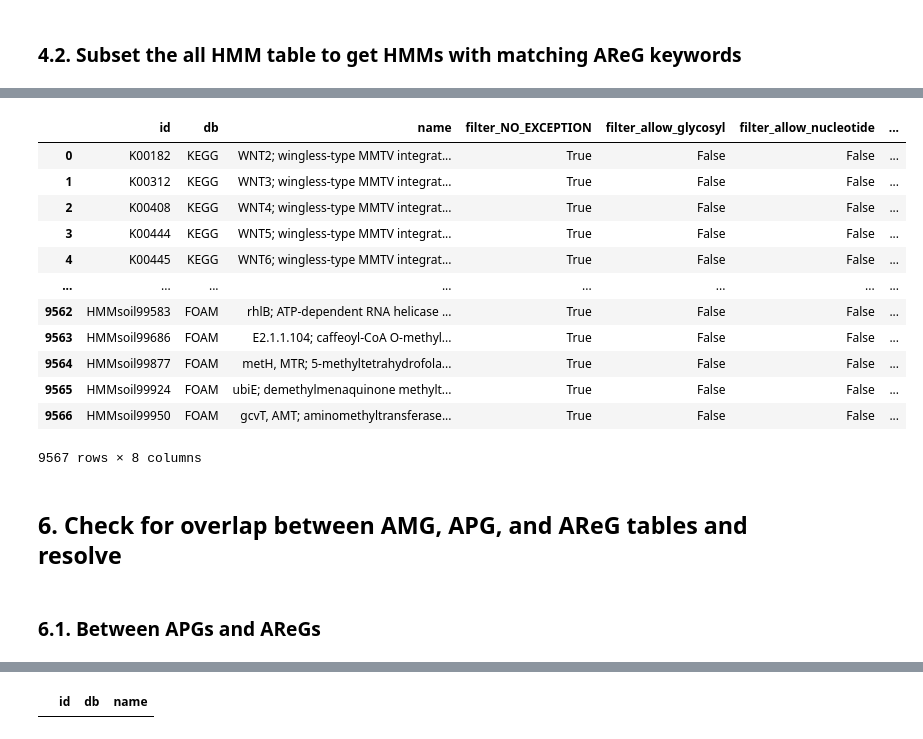
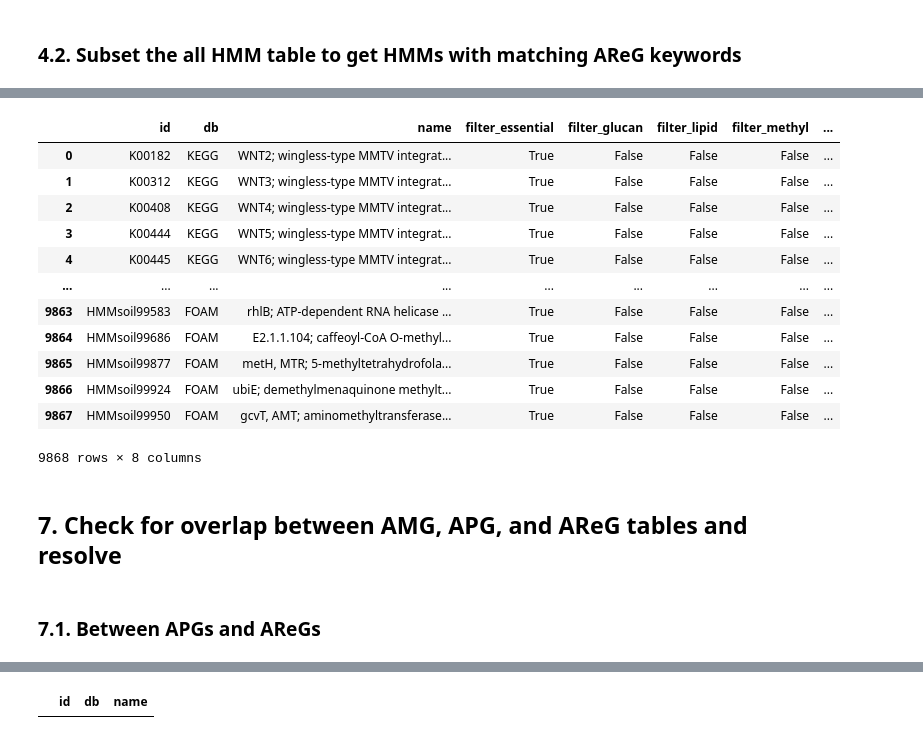
Before and after one commit to AnantharamanLab/CheckAMG, a Jupyter notebook: notebooks/make_checkamg_required_tables.ipynb, the cells around one changed output, grey strips where cells are left out. Saved outputs shown, nothing was run; the diff lists cells and outputs as text; code cells hidden in the pictures.

```diff
--- a/notebooks/make_checkamg_required_tables.ipynb
+++ b/notebooks/make_checkamg_required_tables.ipynb
@@ -2591,2 +4859,0 @@ foam_glycan_cross_df
-# %%
-pd.set_option('display.max_rows', 10)
@@ -2931,10 +5010,10 @@ apg_filters.to_csv("../CheckAMG/files/APG_filters.tsv", sep="\t", index=False)
 Still retain annotations if the keywords 'regulation', 'regualtory', or 'regulator' are also present.
 # %%
 FILTER_KEYWORDS_DICT_REG = {
-    "NO_EXCEPTION": {
+    "essential": {
         "substring" : [
             # Structural/surface/cell entry proteins
-            "baseplate", "capsid", "portal", "receptor", "sheath", "virion structure", "virion structural",
+            "baseplate", "capsid", "portal", "receptor", "sheath", "virion", "virion structure", "virion structural",
             "head decoration", "head morphogenesis", "head protein", "head vertex", "phage head",
             "tail assembly", "tail fiber", "tail fibre", "tail length", "tail peptide", "tail protein", "tail spike", "tail terminator", "phage tail",
             "immunoglobulin", "terminase",
@@ -2947,24 +5026,31 @@ FILTER_KEYWORDS_DICT_REG = {
             "transposase", "transposition", "transposon",
             "DNA ligase",  "RNA ligase", "DNA polymerase", "RNA polymerase",
             "primase", "topoisomerase", "gyrase",
+            "single strand DNA binding", "single-strand DNA binding", "single strand DNA-binding", "single-strand DNA-binding",
+            "single stranded DNA binding", "single-stranded DNA binding", "single stranded DNA-binding", "single-stranded DNA-binding",
             # Often related to DNA modification rather than gene regulation
             "adenosyltransferase", "radical SAM",
             "methyltransferase", "methylation", "EC: 2.1.", "EC 2.1.",
             "methionine sulfoxide reductase", "methionine-sulfoxide reductase",
             "S-adenosylmethionine", "S-adenosyl methionine", "adenosylmethionine",
-            # Involved in adaptive immunity, not in direct gene regulation
+            # Not essential, but involved in adaptive immunity, not in direct gene regulation
             "CRISPR", "spacer",
-            # General, not specific to regulation
+            # General, not essential but not specific to regulation
             "adaptation",
         ],
-        "case_sensitive" : [],
+        "case_sensitive" : [
+            # DNA/RNA replication
+            "ssb",
+        ],
         "whole_word" : [
             # Commonly associated with restriction-modification systems, not gene regulation
             "methylase", # Don't want to exclude "demethylase"
             ],
-        "case_sensitive_whole_word" : [],
+        "case_sensitive_whole_word" : [
+            #
+        ],
     },
-    "allow_nucleotide": { # This won't be used as an actual filter, it will just be a way to mark annotations that we want to rescue
+    "nucleotide": { # This won't be used as an actual filter, it will just be a way to mark annotations that we want to rescue
         "substring" : [
             "regulatory", "regulation", "regulator"
         ],
@@ -2972,19 +5058,19 @@ FILTER_KEYWORDS_DICT_REG = {
         "whole_word" : [],
         "case_sensitive_whole_word" : [],
     },
-    "allow_glycosyl": {
+    "glucan": {
         "substring" : [],
         "case_sensitive" : [],
         "whole_word" : [],
         "case_sensitive_whole_word" : [],
     },
-    "allow_methyl": {
+    "methyl": {
         "substring" : [],
         "case_sensitive" : [],
         "whole_word" : [],
         "case_sensitive_whole_word" : [],
     },
-    "allow_lipid": {
+    "lipid": {
         "substring" : [],
         "case_sensitive" : [],
         "whole_word" : [],
@@ -3011,8 +5097,8 @@ flagged_hmms_reg
 # %%
 # Rescue flagged annotations that also contain "regulation" using the `allow_nucleotide` category
-mask = flagged_hmms_reg["filter_allow_nucleotide"].fillna(False).astype(bool)
-flagged_hmms_reg.loc[mask, "filter_NO_EXCEPTION"] = False
-flagged_hmms_reg.loc[mask, "filter_allow_nucleotide"] = False
+mask = flagged_hmms_reg["filter_nucleotide"].fillna(False).astype(bool)
+flagged_hmms_reg.loc[mask, "filter_essential"] = False
+flagged_hmms_reg.loc[mask, "filter_nucleotide"] = False
 flagged_hmms_reg
 # %% [output]
 |  | id | db | name | keyword_matches | n_total_matches | matched_exceptions | matched_modes | ... |
@@ -3031,41 +5117,41 @@ flagged_hmms_reg
 # %%
 areg_filters = flagged_hmms_reg[
     [
         "id", "db", "name",
-        "filter_NO_EXCEPTION",
-        "filter_allow_glycosyl",
-        "filter_allow_nucleotide",
-        "filter_allow_methyl",
-        "filter_allow_lipid",
+        "filter_essential",
+        "filter_glucan",
+        "filter_lipid",
+        "filter_methyl",
+        "filter_nucleotide",
         ]
     ]
 
 # Remove rows that have no remaining flags / all are false
 bool_cols = areg_filters.select_dtypes(include="bool").columns
 areg_filters = areg_filters.loc[
     areg_filters[bool_cols].any(axis=1)
 ].reset_index(drop=True)
 
 areg_filters
 # %% [output]
-|  | id | db | name | filter_NO_EXCEPTION | filter_allow_glycosyl | filter_allow_nucleotide | ... |
-| 0 | K00182 | KEGG | WNT2; wingless-type MMTV integrat... | True | False | False | ... |
-| 1 | K00312 | KEGG | WNT3; wingless-type MMTV integrat... | True | False | False | ... |
-| 2 | K00408 | KEGG | WNT4; wingless-type MMTV integrat... | True | False | False | ... |
-| 3 | K00444 | KEGG | WNT5; wingless-type MMTV integrat... | True | False | False | ... |
-| 4 | K00445 | KEGG | WNT6; wingless-type MMTV integrat... | True | False | False | ... |
-| ... | ... | ... | ... | ... | ... | ... | ... |
-| 9562 | HMMsoil99583 | FOAM | rhlB; ATP-dependent RNA helicase ... | True | False | False | ... |
-| 9563 | HMMsoil99686 | FOAM | E2.1.1.104; caffeoyl-CoA O-methyl... | True | False | False | ... |
-| 9564 | HMMsoil99877 | FOAM | metH, MTR; 5-methyltetrahydrofola... | True | False | False | ... |
-| 9565 | HMMsoil99924 | FOAM | ubiE; demethylmenaquinone methylt... | True | False | False | ... |
-| 9566 | HMMsoil99950 | FOAM | gcvT, AMT; aminomethyltransferase... | True | False | False | ... |
+|  | id | db | name | filter_essential | filter_glucan | filter_lipid | filter_methyl | ... |
+| 0 | K00182 | KEGG | WNT2; wingless-type MMTV integrat... | True | False | False | False | ... |
+| 1 | K00312 | KEGG | WNT3; wingless-type MMTV integrat... | True | False | False | False | ... |
+| 2 | K00408 | KEGG | WNT4; wingless-type MMTV integrat... | True | False | False | False | ... |
+| 3 | K00444 | KEGG | WNT5; wingless-type MMTV integrat... | True | False | False | False | ... |
+| 4 | K00445 | KEGG | WNT6; wingless-type MMTV integrat... | True | False | False | False | ... |
+| ... | ... | ... | ... | ... | ... | ... | ... | ... |
+| 9863 | HMMsoil99583 | FOAM | rhlB; ATP-dependent RNA helicase ... | True | False | False | False | ... |
+| 9864 | HMMsoil99686 | FOAM | E2.1.1.104; caffeoyl-CoA O-methyl... | True | False | False | False | ... |
+| 9865 | HMMsoil99877 | FOAM | metH, MTR; 5-methyltetrahydrofola... | True | False | False | False | ... |
+| 9866 | HMMsoil99924 | FOAM | ubiE; demethylmenaquinone methylt... | True | False | False | False | ... |
+| 9867 | HMMsoil99950 | FOAM | gcvT, AMT; aminomethyltransferase... | True | False | False | False | ... |
-9567 rows × 8 columns
+9868 rows × 8 columns
 # %%
 areg_filters.to_csv("../CheckAMG/files/AReG_filters.tsv", sep="\t", index=False)
 # %% [markdown]
-## 6. Check for overlap between AMG, APG, and AReG tables and resolve
+## 7. Check for overlap between AMG, APG, and AReG tables and resolve
 # %% [markdown]
-### 6.1. Between APGs and AReGs
+### 7.1. Between APGs and AReGs
 # %%
 overlap_aregs_apgs = pd.merge(AReGs, APGs, how='inner', on=['id', 'db', 'name'])
```
Also changed, not shown: parts of 454 cells of this notebook, 9 other files.
